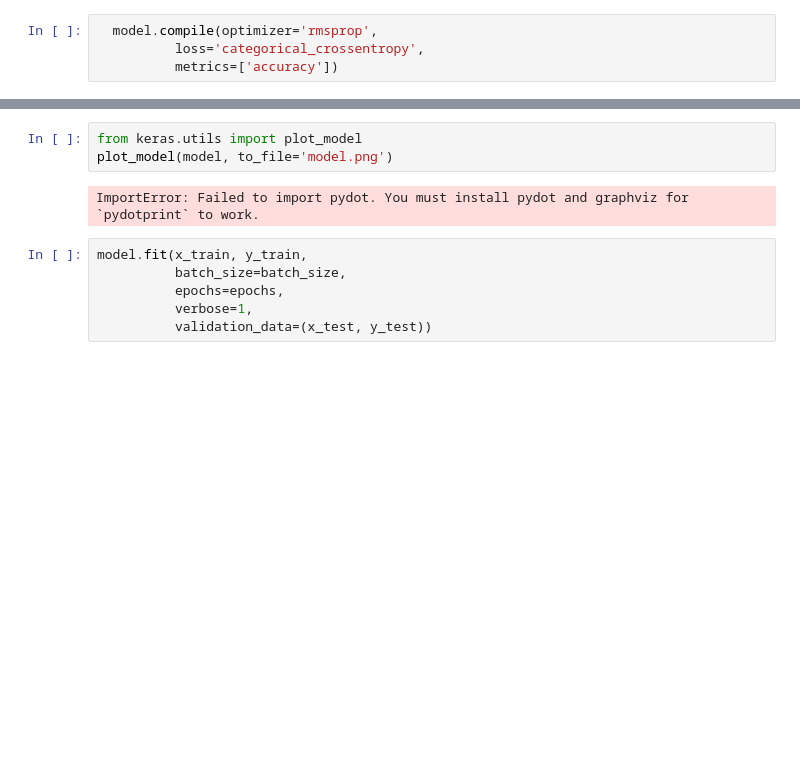
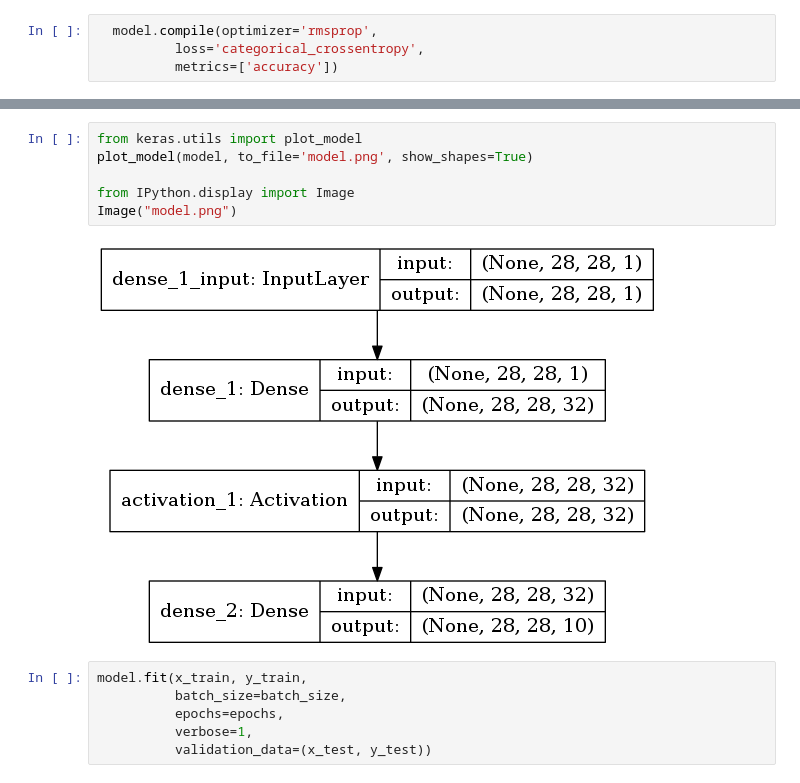
Before and after one commit to th3james/keras-tensorflow-docker, a Jupyter notebook: notebooks/mnist.ipynb, the cells around one changed output, grey strips where cells are left out. Drawn from its saved outputs; the diff is of its cells as text; blank space fills up the shorter version.

Commit message:
Make layer graphing workt

```diff
--- a/notebooks/mnist.ipynb
+++ b/notebooks/mnist.ipynb
@@ -76,9 +78,12 @@ _________________________________________________________________
 None
 # %%
 from keras.utils import plot_model
-plot_model(model, to_file='model.png')
+plot_model(model, to_file='model.png', show_shapes=True)
+
+from IPython.display import Image
+Image("model.png")
 # %% [output]
-ImportError: Failed to import pydot. You must install pydot and graphviz for `pydotprint` to work.
+[figure, added]
 # %%
 model.fit(x_train, y_train,
           batch_size=batch_size,
```
Also changed, not shown: parts of 3 cells of this notebook, 1 other file.
